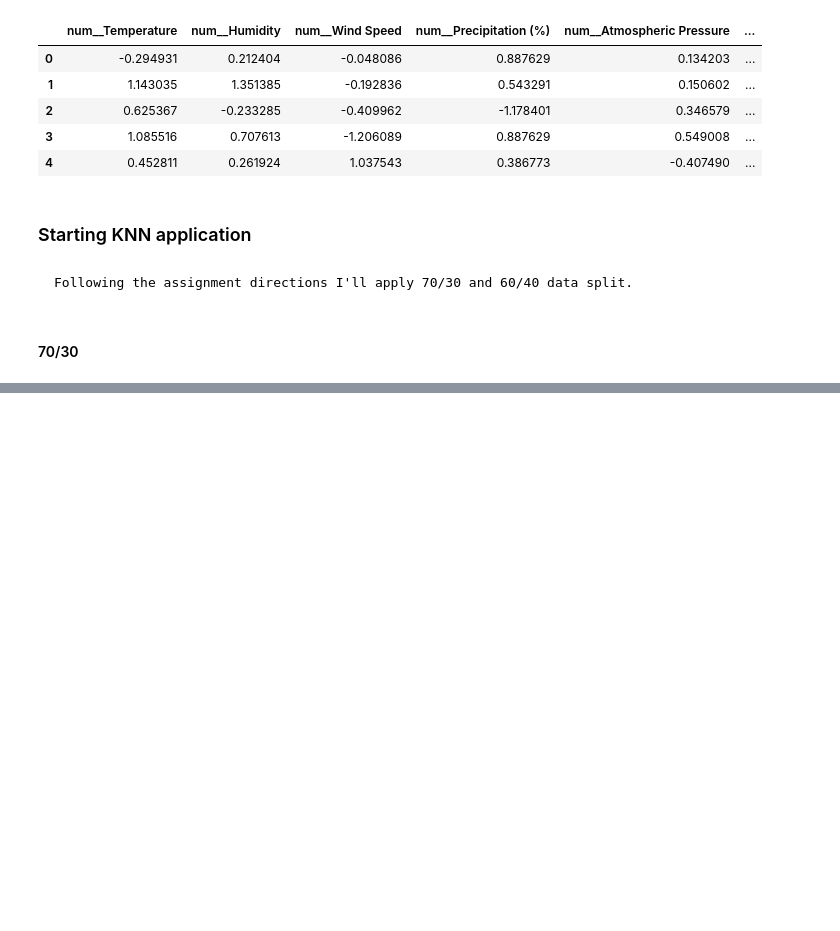
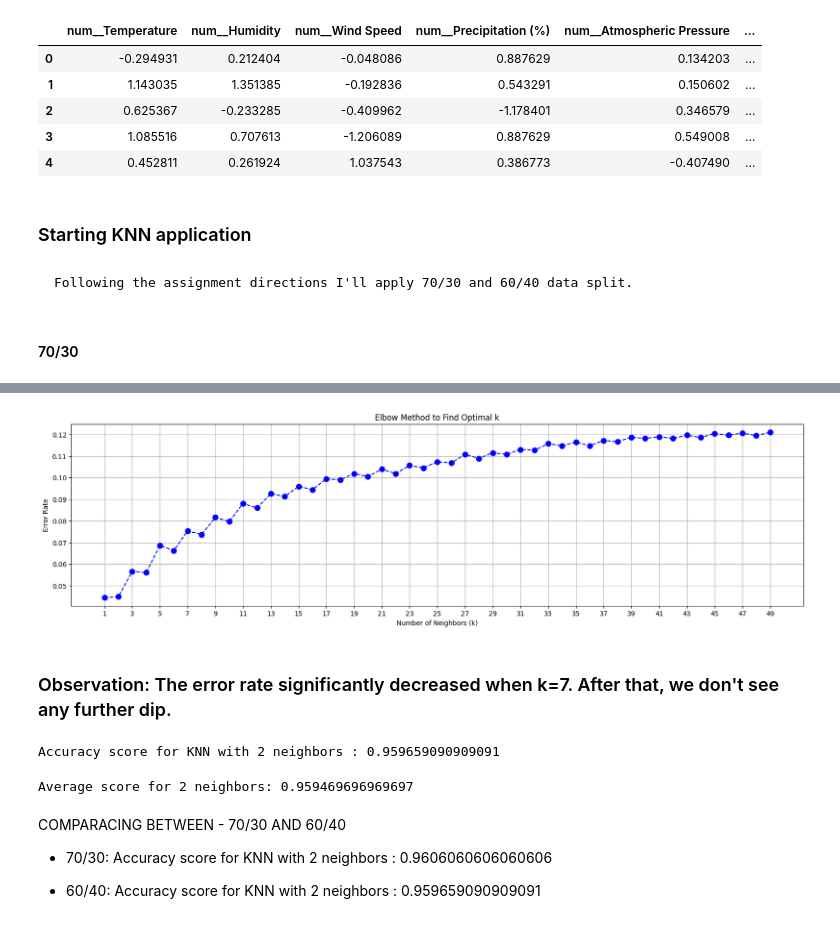
Before and after one commit to ALOBlack19/ML_Weather-Wildfires-Avoidance, a Jupyter notebook: notebooks/Dyness_Prediction_ML-KNN.ipynb, the cells around one changed output, grey strips where cells are left out. Drawn from its saved outputs; the diff is of its cells as text; code cells hidden in the pictures; blank space fills up the shorter version.

```diff
--- a/notebooks/Dyness_Prediction_ML-KNN.ipynb
+++ b/notebooks/Dyness_Prediction_ML-KNN.ipynb
@@ -95,0 +108,6 @@ Average score for 7 neighbors: 0.961038961038961
+# %%
+# Split the data into features and target variable
+X = df1
+y = df['Dryness']
+
+X_train, X_test, y_train, y_test = train_test_split(X, y, test_size=0.4, random_state=42)
@@ -95,0 +116,3 @@ Average score for 7 neighbors: 0.961038961038961
+# %%
+smote = SMOTE(random_state=42)
+X_train_upsampled, y_train_upsampled = smote.fit_resample(X_train, y_train)
@@ -95,0 +123,32 @@ Average score for 7 neighbors: 0.961038961038961
+# %%
+#Test different values of k to perform KNN
+error_rates = []
+k_values = range(1, 50)
+for k in k_values:
+    knn = KNeighborsClassifier(n_neighbors=k)
+    knn.fit(X_train_upsampled, y_train_upsampled)  # Train the model
+    Y_pred = knn.predict(X_test)  # Predict on test set
+    error = 1 - accuracy_score(y_test, Y_pred)  # Calculate error rate
+    error_rates.append(error)
+# %%
+#Plot the elbow curve to find the optimal value of k
+plt.figure(figsize=(20, 5))
+plt.plot(k_values, error_rates, marker='o', linestyle='dashed', color='b', markersize=8)
+plt.xlabel('Number of Neighbors (k)')
+plt.ylabel('Error Rate')
+plt.title('Elbow Method to Find Optimal k')
+plt.xticks(np.arange(1, 50, step=2))
+plt.grid(True)
+plt.show()
+# %% [output]
+[figure, added]
+# %% [markdown]
+### Observation: The error rate significantly decreased when k=7. After that, we don't see any further dip.
+# %%
+### Calculate test accuracy when k=2
+knn_2 = KNeighborsClassifier(n_neighbors=2)
+knn_2.fit(X_train, y_train)
+Y_pred_2 = knn_2.predict(X_test)
+print(f"Accuracy score for KNN with 2 neighbors : {accuracy_score(y_test, Y_pred_2)}")
+# %% [output]
+Accuracy score for KNN with 2 neighbors : 0.959659090909091
@@ -95,0 +158,16 @@ Average score for 7 neighbors: 0.961038961038961
+# %%
+#Calculate cross validation score k=2
+score_k_2 = cross_val_score(knn_2, X_train, y_train, cv=10) #cv means 10-fold cross validation
+avg_score_k_2 = mean(score_k_2)
+
+print(f"Average score for 2 neighbors: {avg_score_k_2}")
+# %% [output]
+Average score for 2 neighbors: 0.959469696969697
+# %% [markdown]
+COMPARACING BETWEEN - 70/30 AND 60/40
+
+* 70/30:
+ Accuracy score for KNN with 2 neighbors : 0.9606060606060606
+
+* 60/40:
+ Accuracy score for KNN with 2 neighbors : 0.959659090909091
```
Also changed, not shown: parts of 14 cells of this notebook, 1 other file.
